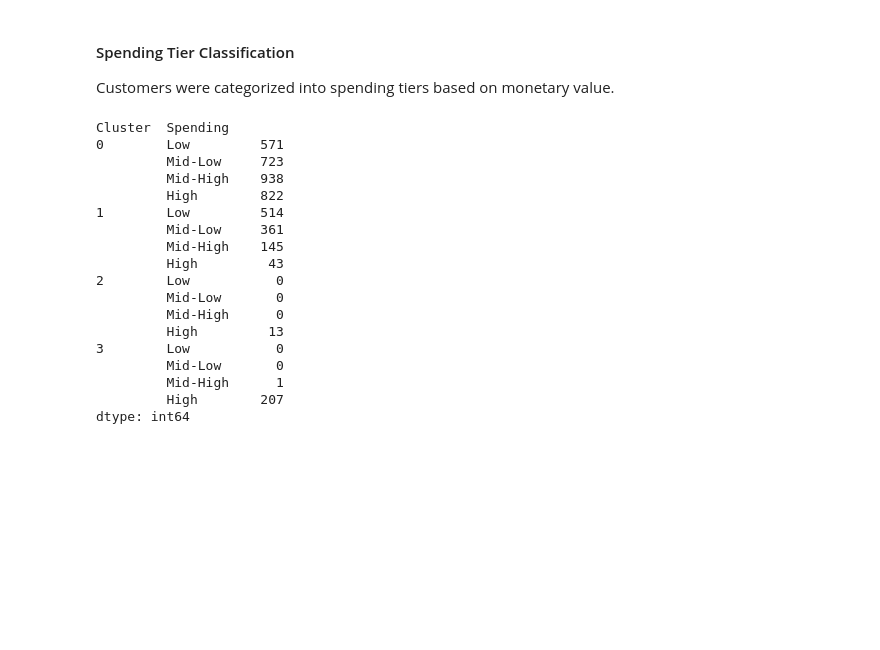
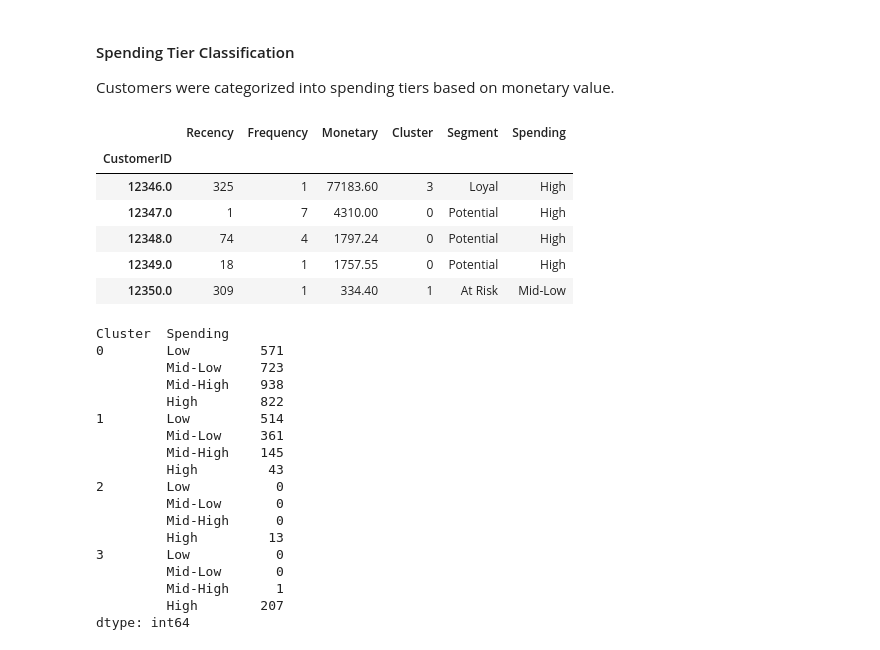
Before and after one commit to hellenmureithi/Customer-Segmentation-RFM-Analysis, a Jupyter notebook: index.ipynb, the cells around one changed output. Saved outputs shown, nothing was run; the diff lists cells and outputs as text; code cells hidden in the pictures; blank space fills up the shorter version.

```diff
--- a/index.ipynb
+++ b/index.ipynb
@@ -260,0 +253,3 @@ df_cleaned.head()
+# %%
+df_cleaned = pd.read_csv("./Data/cleaned_transactions.csv")
+df_cleaned.head()
@@ -584,10 +588,19 @@ Customers were categorized into spending tiers based on monetary value.
 # %%
 # Doing further segmentation into spending clusters across segments
 rfm['Spending'] = pd.qcut(
     rfm['Monetary'],
     q=4,
     labels=['Low', 'Mid-Low', 'Mid-High', 'High']
 )
+rfm.head()
+# %% [output]
+|  | Recency | Frequency | Monetary | Cluster | Segment | Spending |
+| CustomerID |  |  |  |  |  |  |
+| 12346.0 | 325 | 1 | 77183.60 | 3 | Loyal | High |
+| 12347.0 | 1 | 7 | 4310.00 | 0 | Potential | High |
+| 12348.0 | 74 | 4 | 1797.24 | 0 | Potential | High |
+| 12349.0 | 18 | 1 | 1757.55 | 0 | Potential | High |
+| 12350.0 | 309 | 1 | 334.40 | 1 | At Risk | Mid-Low |
 # %%
 rfm.groupby(['Cluster', 'Spending']).size()
 # %% [output]
```
Also changed, not shown: parts of 5 cells of this notebook.
